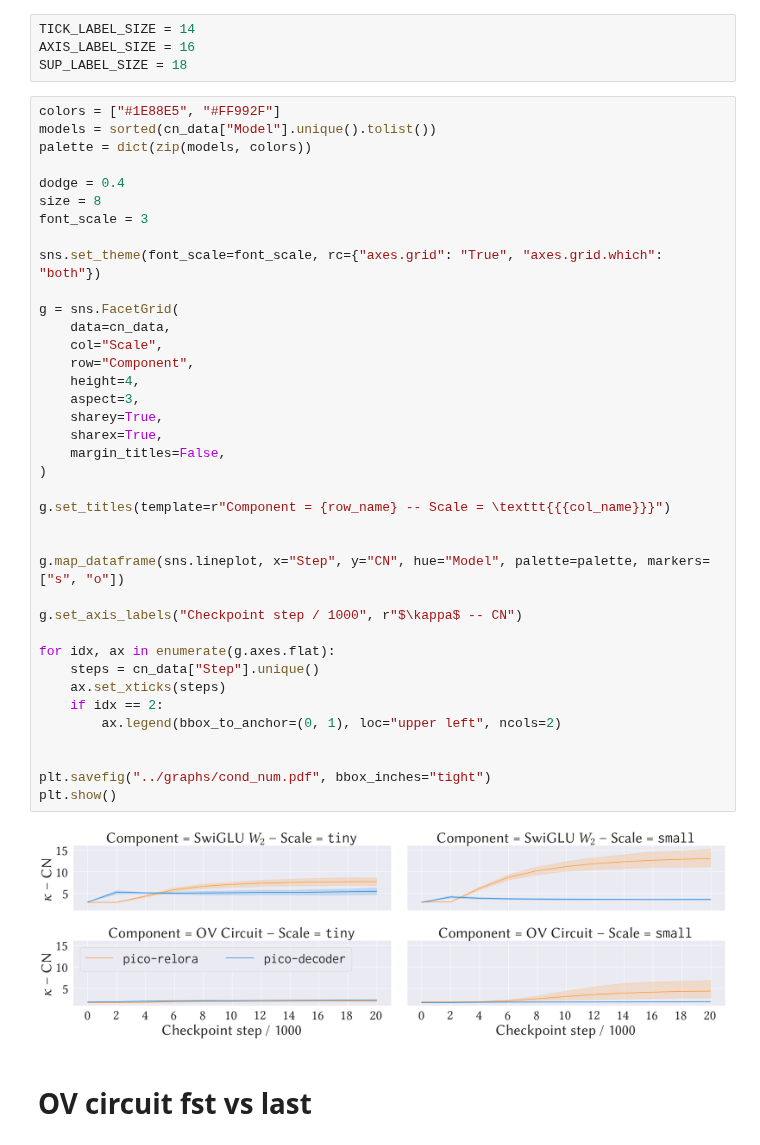
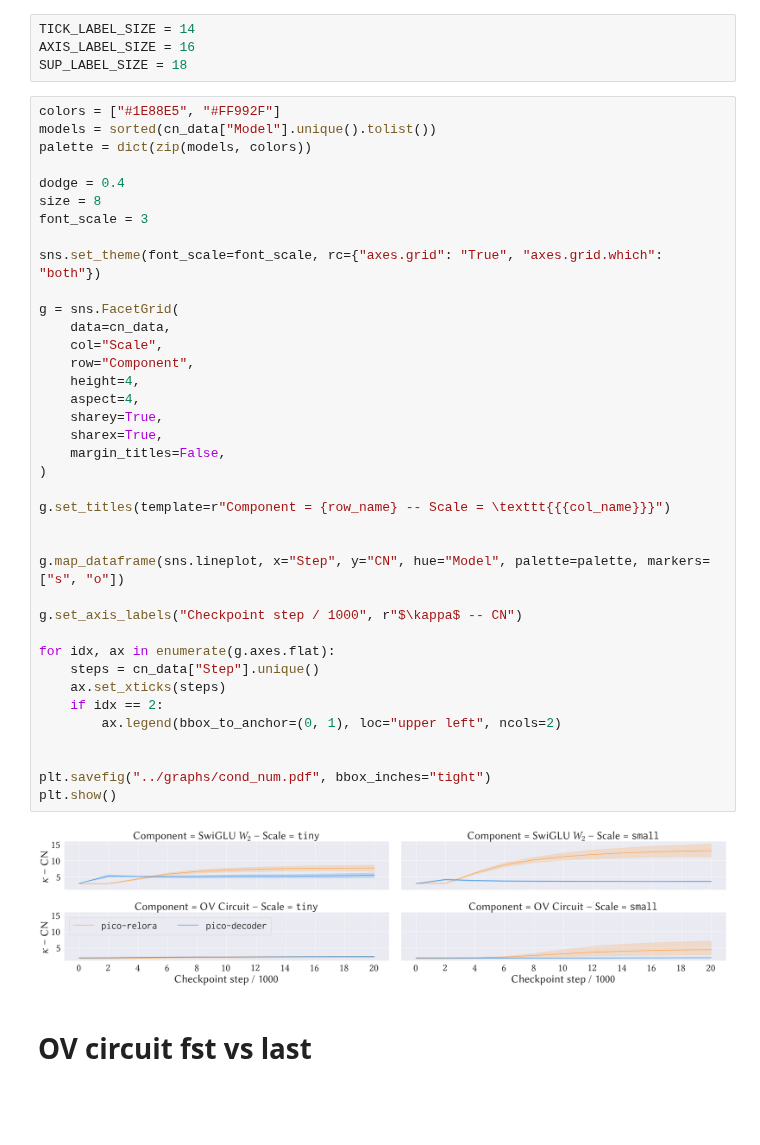
Before and after one commit to Yu-val-weiss/relora-pico, a Jupyter notebook: notebooks/cond-num.ipynb, the cells around one changed output. Drawn from its saved outputs; the diff is of its cells as text; blank space fills up the shorter version.

```diff
--- a/notebooks/cond-num.ipynb
+++ b/notebooks/cond-num.ipynb
@@ -110,35 +113,35 @@ font_scale = 3
 
 sns.set_theme(font_scale=font_scale, rc={"axes.grid": "True", "axes.grid.which": "both"})
 
 g = sns.FacetGrid(
     data=cn_data,
     col="Scale",
     row="Component",
     height=4,
-    aspect=3,
+    aspect=4,
     sharey=True,
     sharex=True,
     margin_titles=False,
 )
 
 g.set_titles(template=r"Component = {row_name} -- Scale = \texttt{{{col_name}}}")
 
 
 g.map_dataframe(sns.lineplot, x="Step", y="CN", hue="Model", palette=palette, markers=["s", "o"])
 
 g.set_axis_labels("Checkpoint step / 1000", r"$\kappa$ -- CN")
 
 for idx, ax in enumerate(g.axes.flat):
     steps = cn_data["Step"].unique()
     ax.set_xticks(steps)
     if idx == 2:
         ax.legend(bbox_to_anchor=(0, 1), loc="upper left", ncols=2)
 
 
 plt.savefig("../graphs/cond_num.pdf", bbox_inches="tight")
 plt.show()
 # %% [output]
-[figure, old version]
+[figure, new version]
 # %% [markdown]
 # OV circuit fst vs last
 # %%
```
Also changed, not shown: parts of 1 cell of this notebook, 14 other files.
